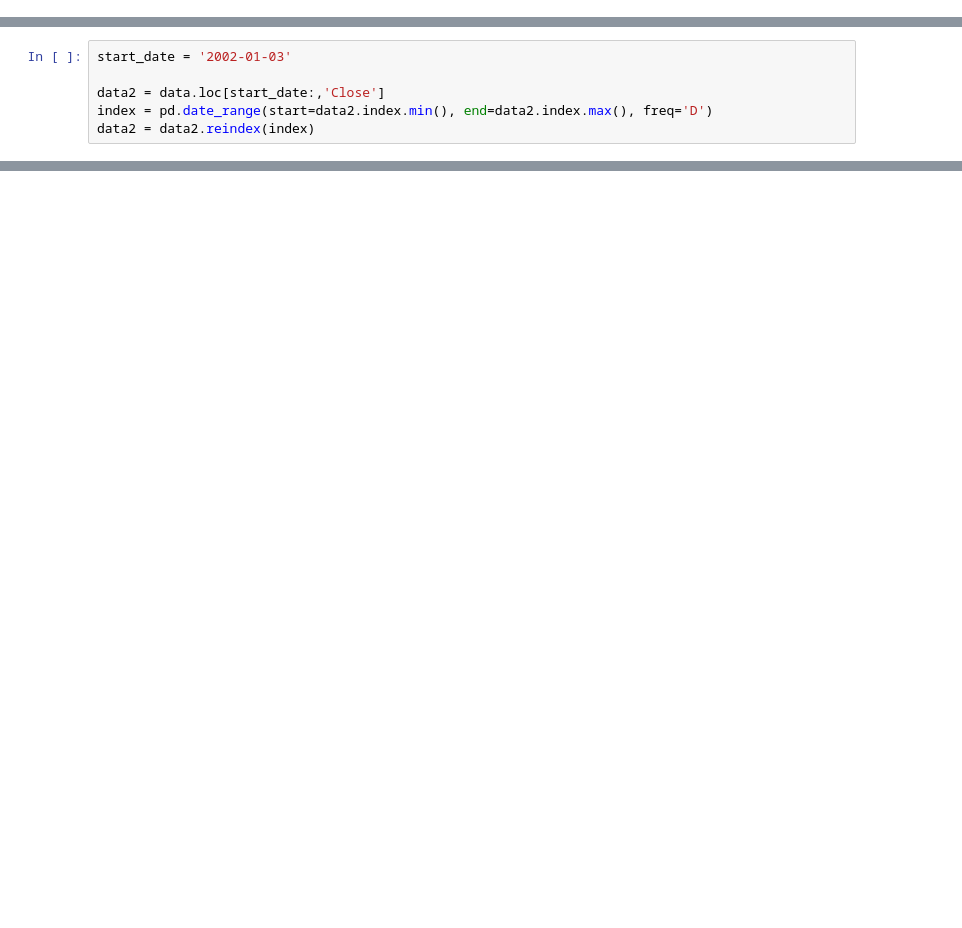
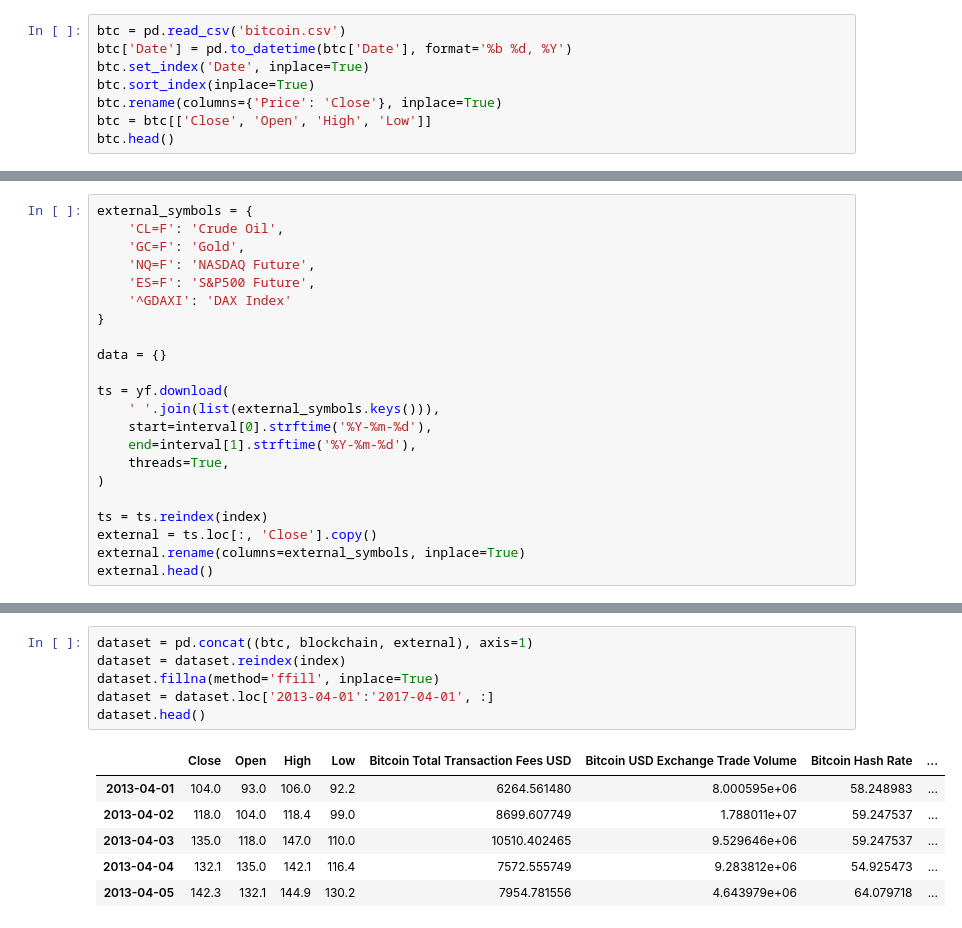
Before and after one commit to IgorTrevelin/MBA_TCC, a Jupyter notebook: data.ipynb, the cells around one changed output, grey strips where cells are left out. Drawn from its saved outputs; the diff is of its cells as text; blank space fills up the shorter version.

```diff
--- a/data.ipynb
+++ b/data.ipynb
@@ -0,0 +17,8 @@
+# %%
+btc = pd.read_csv('bitcoin.csv')
+btc['Date'] = pd.to_datetime(btc['Date'], format='%b %d, %Y')
+btc.set_index('Date', inplace=True)
+btc.sort_index(inplace=True)
+btc.rename(columns={'Price': 'Close'}, inplace=True)
+btc = btc[['Close', 'Open', 'High', 'Low']]
+btc.head()
@@ -48,6 +64,0 @@ data = yf.download(
-# %%
-start_date = '2002-01-03'
-
-data2 = data.loc[start_date:,'Close']
-index = pd.date_range(start=data2.index.min(), end=data2.index.max(), freq='D')
-data2 = data2.reindex(index)
@@ -73,0 +65,22 @@ data3
+# %%
+external_symbols = {
+    'CL=F': 'Crude Oil',
+    'GC=F': 'Gold',
+    'NQ=F': 'NASDAQ Future',
+    'ES=F': 'S&P500 Future',
+    '^GDAXI': 'DAX Index'
+}
+
+data = {}
+
+ts = yf.download(
+    ' '.join(list(external_symbols.keys())),
+    start=interval[0].strftime('%Y-%m-%d'),
+    end=interval[1].strftime('%Y-%m-%d'),
+    threads=True,
+)
+
+ts = ts.reindex(index)
+external = ts.loc[:, 'Close'].copy()
+external.rename(columns=external_symbols, inplace=True)
+external.head()
@@ -73,0 +95,13 @@ data3
+# %%
+dataset = pd.concat((btc, blockchain, external), axis=1)
+dataset = dataset.reindex(index)
+dataset.fillna(method='ffill', inplace=True)
+dataset = dataset.loc['2013-04-01':'2017-04-01', :]
+dataset.head()
+# %% [output]
+|  | Close | Open | High | Low | Bitcoin Total Transaction Fees USD | Bitcoin USD Exchange Trade Volume | Bitcoin Hash Rate | ... |
+| 2013-04-01 | 104.0 | 93.0 | 106.0 | 92.2 | 6264.561480 | 8.000595e+06 | 58.248983 | ... |
+| 2013-04-02 | 118.0 | 104.0 | 118.4 | 99.0 | 8699.607749 | 1.788011e+07 | 59.247537 | ... |
+| 2013-04-03 | 135.0 | 118.0 | 147.0 | 110.0 | 10510.402465 | 9.529646e+06 | 59.247537 | ... |
+| 2013-04-04 | 132.1 | 135.0 | 142.1 | 116.4 | 7572.555749 | 9.283812e+06 | 54.925473 | ... |
+| 2013-04-05 | 142.3 | 132.1 | 144.9 | 130.2 | 7954.781556 | 4.643979e+06 | 64.079718 | ... |
```
Also changed, not shown: parts of 13 cells of this notebook, 2 other files.
